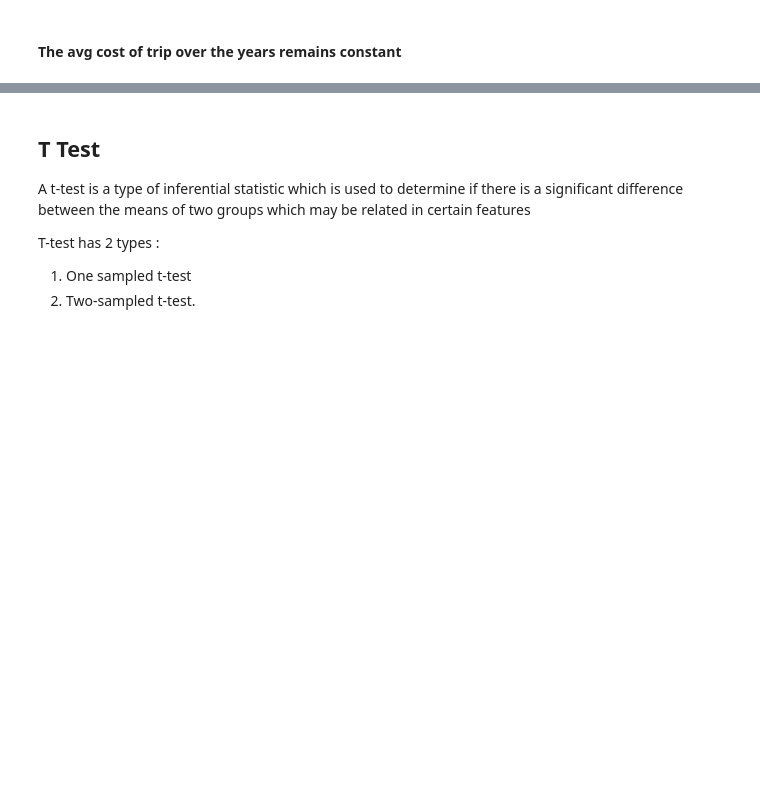
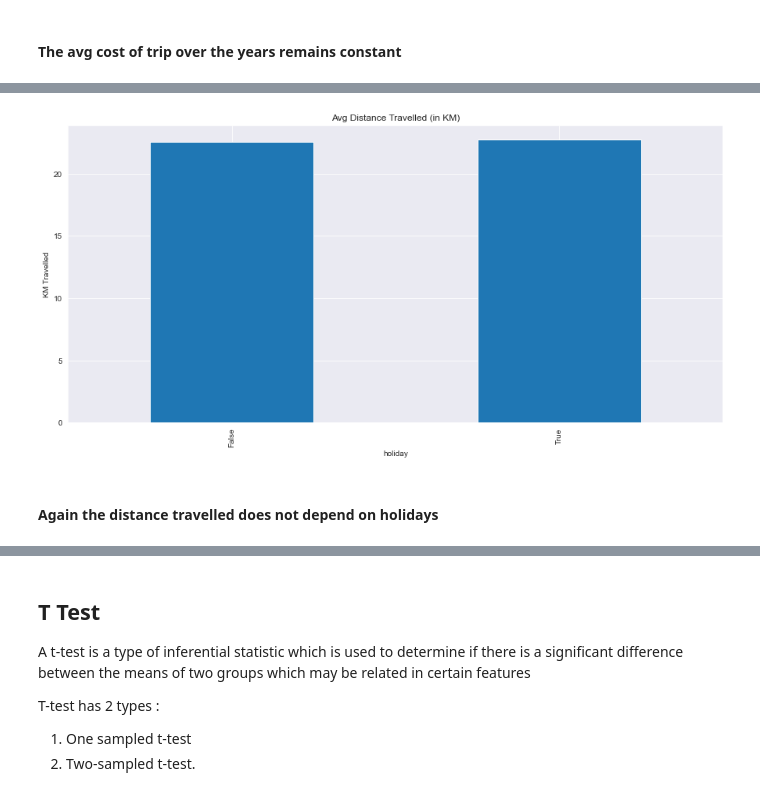
Before and after one commit to swapnilvishwakarma/Insight-for-Cab-Investment-firm, a Jupyter notebook: Final Insights.ipynb, the cells around one changed output, grey strips where cells are left out. Saved outputs shown, nothing was run; the diff lists cells and outputs as text; code cells hidden in the pictures; blank space fills up the shorter version.

```diff
--- a/Final Insights.ipynb
+++ b/Final Insights.ipynb
@@ -576,0 +629,6 @@ plt.show()
+# %%
+df.groupby('holiday')['KM Travelled'].mean().plot(kind='bar', figsize=(15,7), ylabel='KM Travelled', title='Avg Distance Travelled (in KM)');
+# %% [output]
+[figure, added]
+# %% [markdown]
+#### Again the distance travelled does not depend on holidays
```
Also changed, not shown: parts of 90 cells of this notebook, 3 other files.
